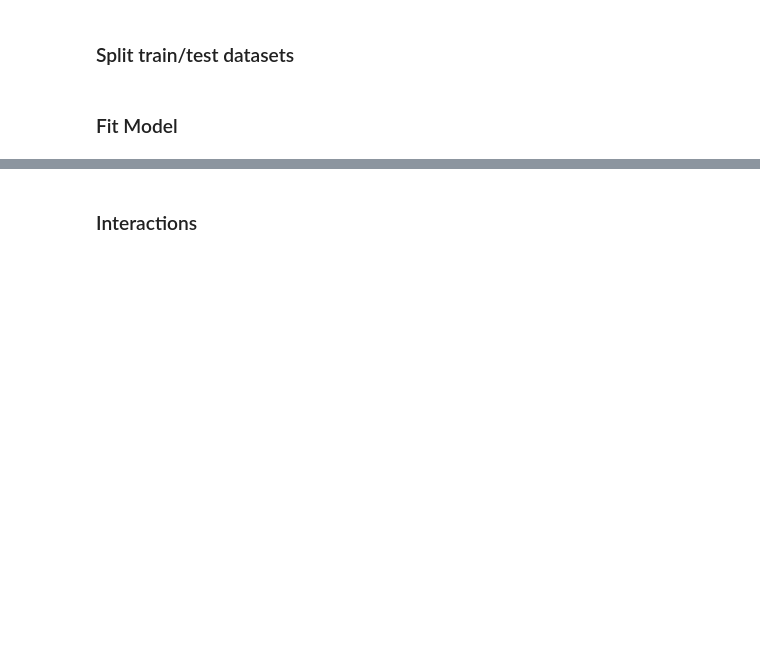
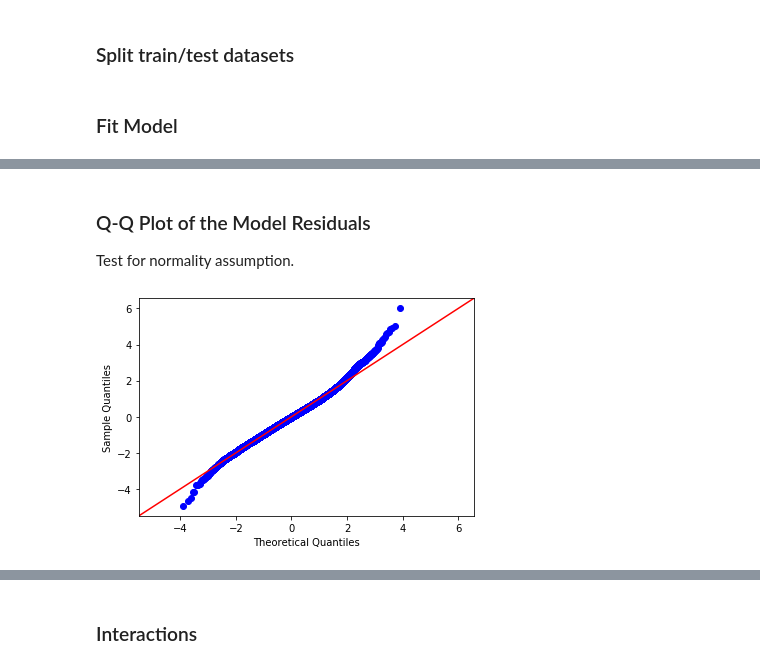
Before and after one commit to JessicaFB/Flipping-Houses-Strategy, a Jupyter notebook: student.ipynb, the cells around one changed output, grey strips where cells are left out. Drawn from its saved outputs; the diff is of its cells as text; code cells hidden in the pictures; blank space fills up the shorter version.

```diff
--- a/student.ipynb
+++ b/student.ipynb
@@ -446,0 +455,9 @@ Warnings:
+# %% [markdown]
+### Q-Q Plot of the Model Residuals
+
+Test for normality assumption.
+# %%
+# Q-Q Plot
+fig = sm.graphics.qqplot(results1.resid, dist=stats.norm, line='45', fit=True)
+# %% [output]
+[figure, added]
```
Also changed, not shown: parts of 35 cells of this notebook.
